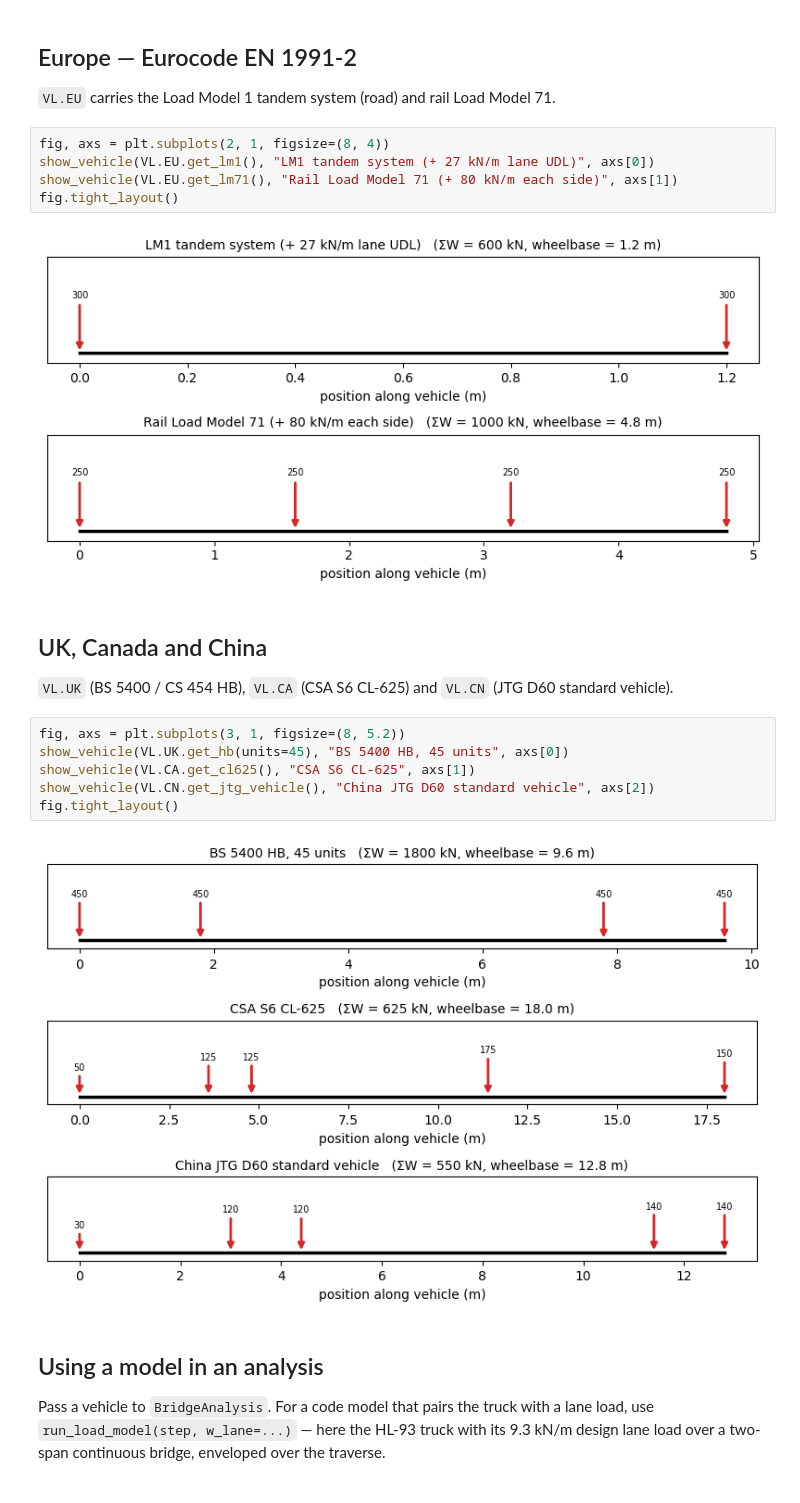
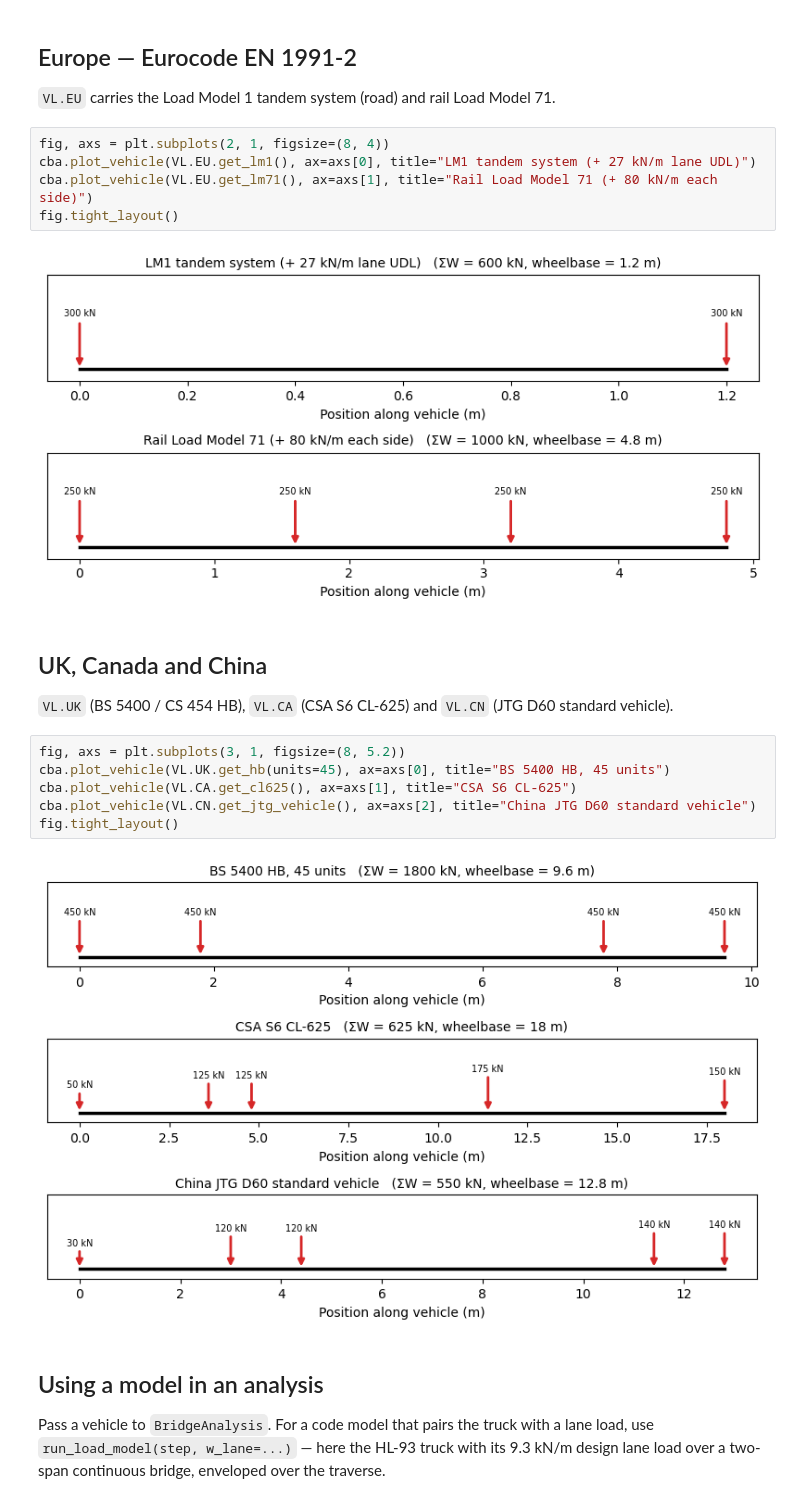
Before and after one commit to ccaprani/pycba, a Jupyter notebook: docs/source/notebooks/vehicle_library.ipynb, the cells around one changed output. Cells and saved outputs as stored; diff of their text form.

```diff
--- a/docs/source/notebooks/vehicle_library.ipynb
+++ b/docs/source/notebooks/vehicle_library.ipynb
@@ -66,23 +49,23 @@ fig.tight_layout()
 `VL.EU` carries the Load Model 1 tandem system (road) and rail Load Model 71.
 # %%
 fig, axs = plt.subplots(2, 1, figsize=(8, 4))
-show_vehicle(VL.EU.get_lm1(), "LM1 tandem system (+ 27 kN/m lane UDL)", axs[0])
-show_vehicle(VL.EU.get_lm71(), "Rail Load Model 71 (+ 80 kN/m each side)", axs[1])
+cba.plot_vehicle(VL.EU.get_lm1(), ax=axs[0], title="LM1 tandem system (+ 27 kN/m lane UDL)")
+cba.plot_vehicle(VL.EU.get_lm71(), ax=axs[1], title="Rail Load Model 71 (+ 80 kN/m each side)")
 fig.tight_layout()
 # %% [output]
-[figure, old version]
+[figure, new version]
 # %% [markdown]
 ## UK, Canada and China
 
 `VL.UK` (BS 5400 / CS 454 HB), `VL.CA` (CSA S6 CL-625) and `VL.CN` (JTG D60 standard vehicle).
 # %%
 fig, axs = plt.subplots(3, 1, figsize=(8, 5.2))
-show_vehicle(VL.UK.get_hb(units=45), "BS 5400 HB, 45 units", axs[0])
-show_vehicle(VL.CA.get_cl625(), "CSA S6 CL-625", axs[1])
-show_vehicle(VL.CN.get_jtg_vehicle(), "China JTG D60 standard vehicle", axs[2])
+cba.plot_vehicle(VL.UK.get_hb(units=45), ax=axs[0], title="BS 5400 HB, 45 units")
+cba.plot_vehicle(VL.CA.get_cl625(), ax=axs[1], title="CSA S6 CL-625")
+cba.plot_vehicle(VL.CN.get_jtg_vehicle(), ax=axs[2], title="China JTG D60 standard vehicle")
 fig.tight_layout()
 # %% [output]
-[figure, old version]
+[figure, new version]
 # %% [markdown]
 ## Using a model in an analysis
 
```
Also changed, not shown: parts of 4 cells of this notebook, 8 other files.
